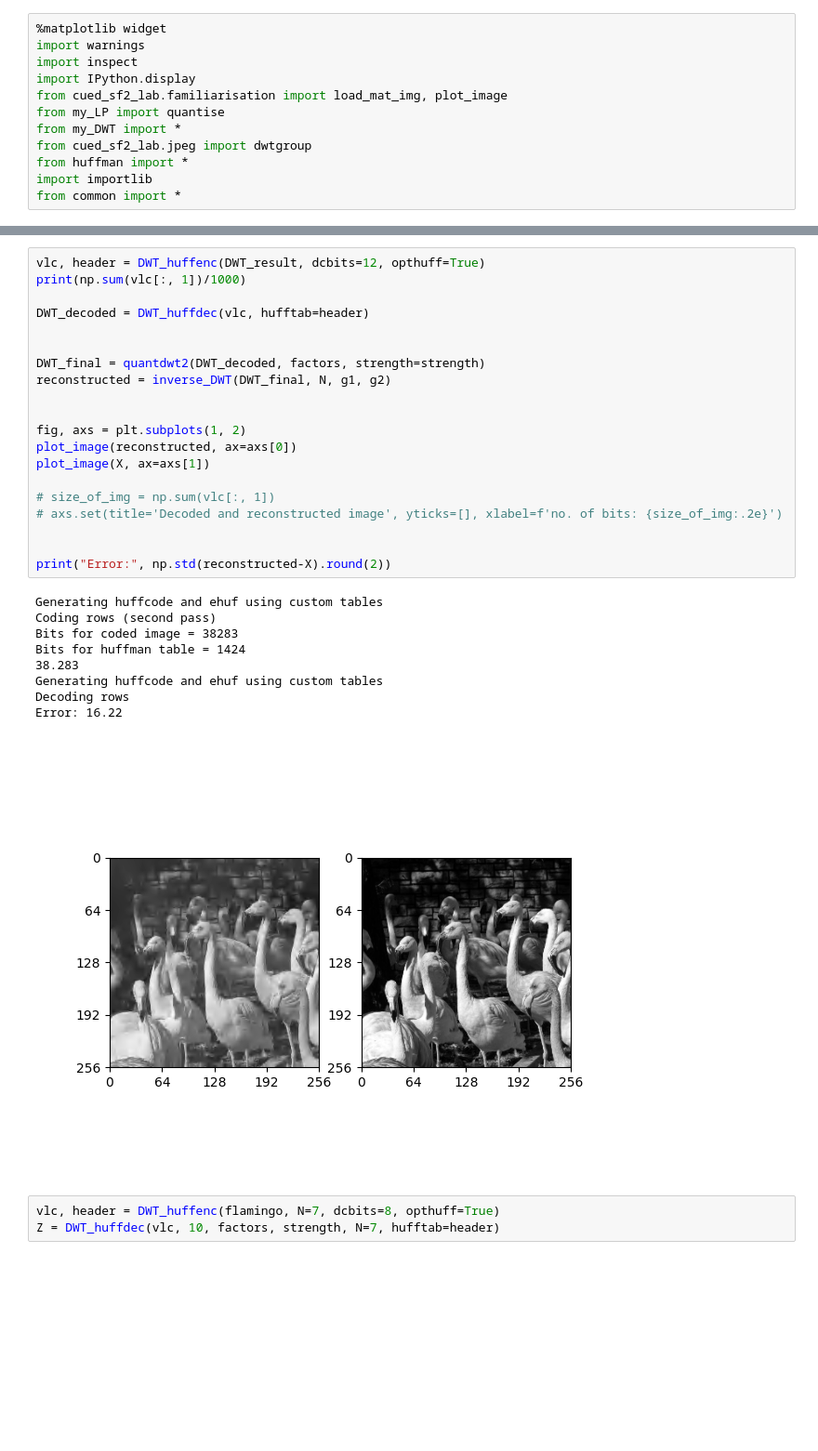
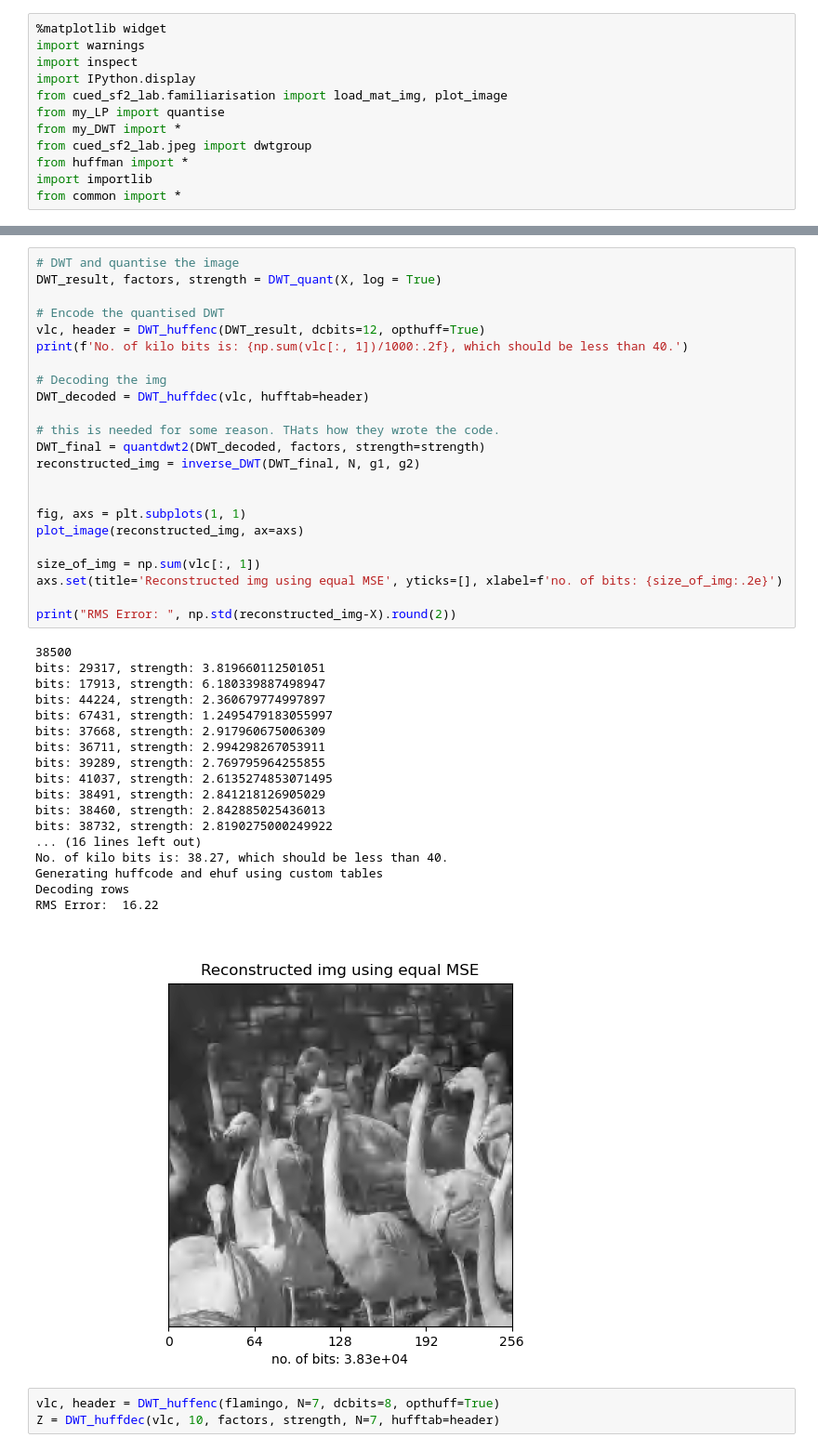
Before and after one commit to sigproc-classrooms/sf2-competition-2023-team-10, a Jupyter notebook: experiments.ipynb, the cells around one changed output, grey strips where cells are left out. Shown at 93% size. Drawn from its saved outputs; the diff is of its cells as text; blank space fills up the shorter version.

Commit message:
Equal SSIM steps

```diff
--- a/experiments.ipynb
+++ b/experiments.ipynb
@@ -42,33 +22,45 @@ apple sauce
 # %%
+# DWT and quantise the image
+DWT_result, factors, strength = DWT_quant(X, log = True)
+
+# Encode the quantised DWT
 vlc, header = DWT_huffenc(DWT_result, dcbits=12, opthuff=True)
-print(np.sum(vlc[:, 1])/1000)
+print(f'No. of kilo bits is: {np.sum(vlc[:, 1])/1000:.2f}, which should be less than 40.')
 
+# Decoding the img
 DWT_decoded = DWT_huffdec(vlc, hufftab=header)
 
-
+# this is needed for some reason. THats how they wrote the code.
 DWT_final = quantdwt2(DWT_decoded, factors, strength=strength)
-reconstructed = inverse_DWT(DWT_final, N, g1, g2)
+reconstructed_img = inverse_DWT(DWT_final, N, g1, g2)
 
 
-fig, axs = plt.subplots(1, 2)
-plot_image(reconstructed, ax=axs[0])
-plot_image(X, ax=axs[1])
+fig, axs = plt.subplots(1, 1)
+plot_image(reconstructed_img, ax=axs)
 
-# size_of_img = np.sum(vlc[:, 1])
-# axs.set(title='Decoded and reconstructed image', yticks=[], xlabel=f'no. of bits: {size_of_img:.2e}')
+size_of_img = np.sum(vlc[:, 1])
+axs.set(title='Reconstructed img using equal MSE', yticks=[], xlabel=f'no. of bits: {size_of_img:.2e}')
 
-
-print("Error:", np.std(reconstructed-X).round(2))
+print("RMS Error: ", np.std(reconstructed_img-X).round(2))
 # %% [output]
-Generating huffcode and ehuf using custom tables
-Coding rows (second pass)
-Bits for coded image = 38283
-Bits for huffman table = 1424
-38.283
+38500
+bits: 29317, strength: 3.819660112501051
+bits: 17913, strength: 6.180339887498947
+bits: 44224, strength: 2.360679774997897
+bits: 67431, strength: 1.2495479183055997
+bits: 37668, strength: 2.917960675006309
+bits: 36711, strength: 2.994298267053911
+bits: 39289, strength: 2.769795964255855
+bits: 41037, strength: 2.6135274853071495
+bits: 38491, strength: 2.841218126905029
+bits: 38460, strength: 2.842885025436013
+bits: 38732, strength: 2.8190275000249922
+... (16 lines left out)
+No. of kilo bits is: 38.27, which should be less than 40.
 Generating huffcode and ehuf using custom tables
 Decoding rows
-Error: 16.22
+RMS Error:  16.22
-[figure, old version]
+[figure, new version]
 # %%
 vlc, header = DWT_huffenc(flamingo, N=7, dcbits=8, opthuff=True)
 Z = DWT_huffdec(vlc, 10, factors, strength, N=7, hufftab=header)
```
Also changed, not shown: parts of 3 cells of this notebook, 4 other files.
